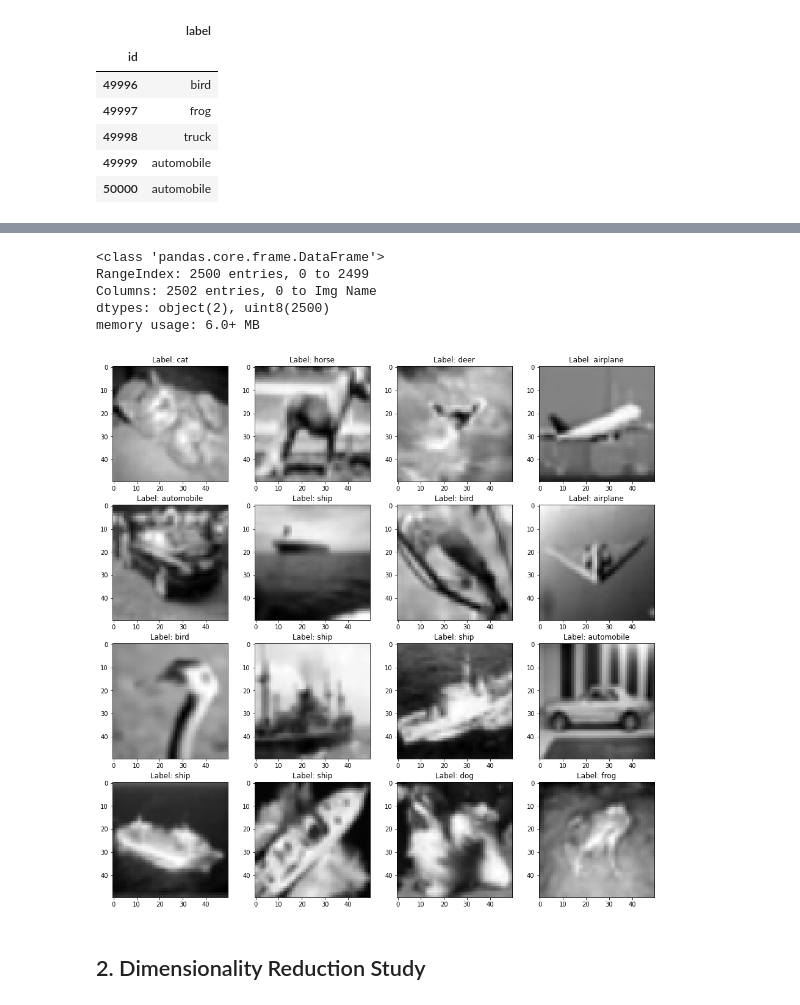
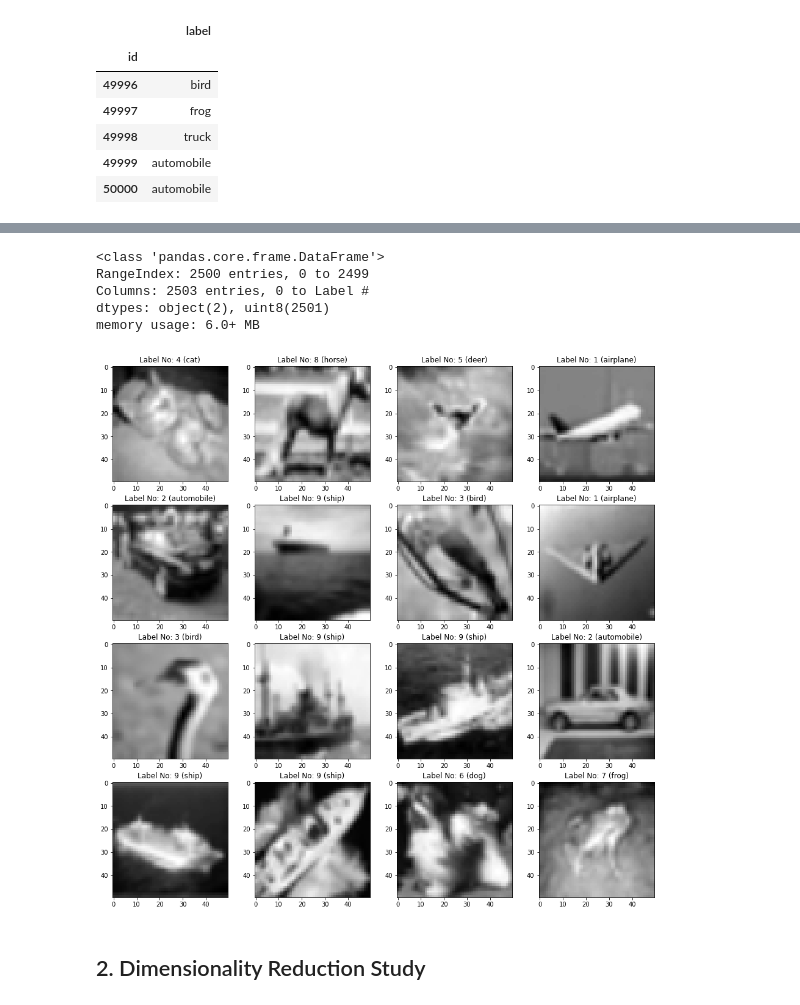
Before and after one commit to gulmert89/bootcamp_files, a Jupyter notebook: project4.ipynb, the cells around one changed output, grey strips where cells are left out. Cells and saved outputs as stored; diff of their text form; code cells hidden in the pictures.

```diff
--- a/project4.ipynb
+++ b/project4.ipynb
@@ -83,8 +83,15 @@ for num, indx in enumerate(indices):
 
 # summon a DataFrame to work on them easier
 train_df = pd.DataFrame(image_array)
+train_df["Img Name"] = name_array
 train_df["Label"] = label_array
-train_df["Img Name"] = name_array
-# change the last columns names
-train_df = train_df.rename(columns={2501:"Img Name", 2500:"Label"})
+
+# Lastly, for convenience
+# convert the labels to numbers in alphabetical order
+train_df["Label #"] = train_df["Label"]
+labels_ordered = enumerate(sorted(train_df.Label.unique()), start=1)
+for num, label in labels_ordered:
+    train_df["Label #"].replace(to_replace=label, value=num, inplace=True)
+train_df["Label #"] = train_df["Label #"].astype("uint8")
+del labels_ordered
 # %% [output]
@@ -102,24 +111,25 @@ train_df.info()
 # %% [output]
 <class 'pandas.core.frame.DataFrame'>
 RangeIndex: 2500 entries, 0 to 2499
-Columns: 2502 entries, 0 to Img Name
-dtypes: object(2), uint8(2500)
+Columns: 2503 entries, 0 to Label #
+dtypes: object(2), uint8(2501)
 memory usage: 6.0+ MB
 # %%
 # some of the random choice images
 plt.figure(figsize=(16,16))
 subplot_num = 1
 for i in np.random.randint(0,2500,16):
     plt.subplot(4,4,subplot_num)
     example = np.resize(train_df.iloc[i, :], (50,50)).astype("uint8")
     plt.imshow(example, cmap="gray")
     label = df_labels.loc[indices[i], "label"]
-    plt.title(f"Label: {label}", size=12)
+    label_no = train_df.loc[i, "Label #"]
+    plt.title(f"Label No: {label_no} ({label})", size=12)
     subplot_num+=1
 plt.show()
 del subplot_num
 # %% [output]
-[figure, old version]
+[figure, new version]
 # %% [markdown]
 ## 2. Dimensionality Reduction Study
 # %%
```
Also changed, not shown: parts of 19 cells of this notebook.
